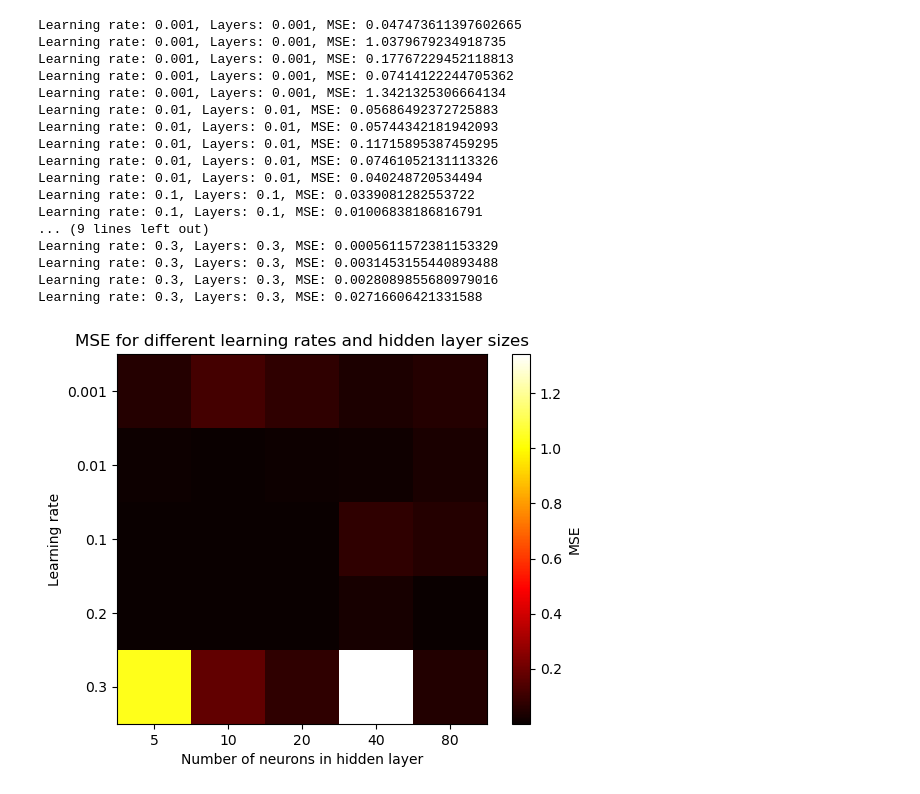
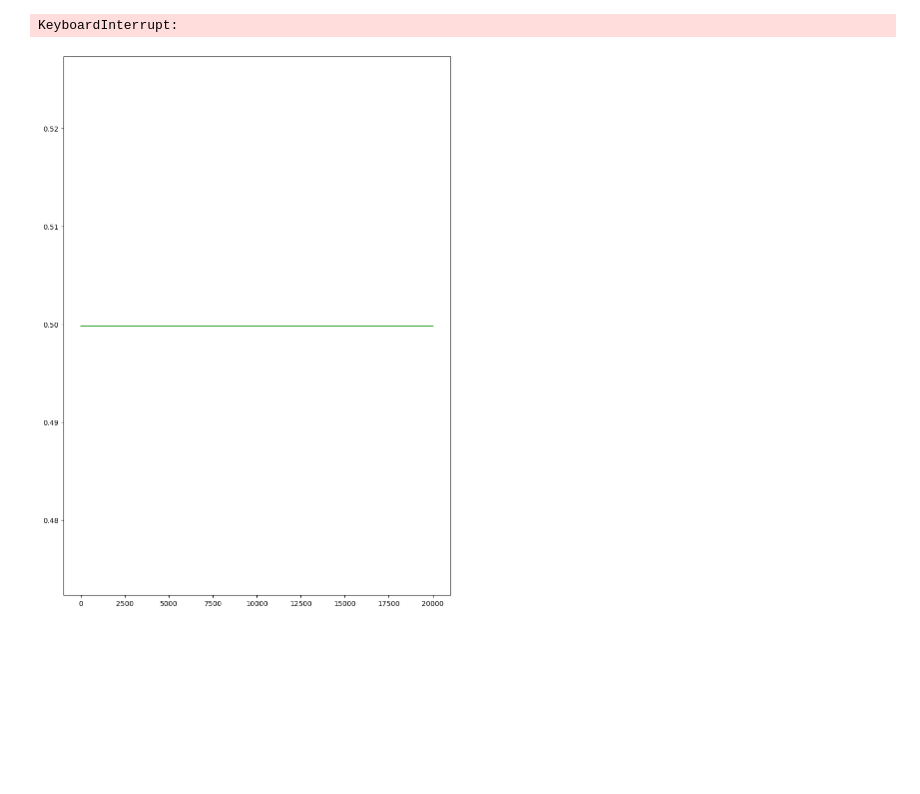
Before and after one commit to kjes4pres/Project_2_FYSSTK, a Jupyter notebook: Code/main/b.ipynb, the cells around one changed output. Drawn from its saved outputs; the diff is of its cells as text; code cells hidden in the pictures; blank space fills up the shorter version.

```diff
--- a/Code/main/b.ipynb
+++ b/Code/main/b.ipynb
@@ -17,40 +17,20 @@ X_train, X_test = X_train.reshape(-1,1), X_test.reshape(-1,1)
 y_train, y_test = y_train.reshape(-1,1), y_test.reshape(-1,1)
 # %%
 learning_rate = [0.001, 0.01, 0.1, 0.2, 0.3]
-layers_analysis = [5, 10, 20, 40, 80]
-mses = np.zeros((len(learning_rate), len(layers_analysis)))
-for i in learning_rate:
-    for j in layers_analysis:
-        reg_nn_gd = NeuralNetwork(1, [j, 1], [sigmoid, identity], [derivate(sigmoid), derivate(identity)], mse, mse_der)
-        reg_nn_gd.train(X_train, y_train, epochs=20000, learning_rate=i)
+node_analysis = [5, 10, 20, 40, 80]
+mses = np.zeros((len(learning_rate), len(node_analysis)))
+fig, ax = plt.subplots(figsize=(10,14))
+for i,h in enumerate(learning_rate):
+    for j,k in enumerate(node_analysis):
+        reg_nn_gd = NeuralNetwork(1, [k, 1], [sigmoid, identity], [derivate(sigmoid), derivate(identity)], mse, mse_der)
+        reg_nn_gd.train(X_train, y_train, epochs=20000, learning_rate=h)
         y_pred_nn_gd = reg_nn_gd._feed_forward(X_test)
         mse_val = reg_nn_gd.cost(y_test, y_pred_nn_gd)
-        mses[learning_rate.index(i)-1, layers_analysis.index(j)-1] = mse_val
-        print(f"Learning rate: {i}, Layers: {i}, MSE: {mse_val}")
-plt.imshow(mses, cmap='hot', interpolation='nearest')
-plt.xticks(ticks=np.arange(len(layers_analysis)), labels=layers_analysis)
-plt.yticks(ticks=np.arange(len(learning_rate)), labels=learning_rate)
-plt.xlabel("Number of neurons in hidden layer")
-plt.ylabel("Learning rate")
-plt.colorbar(label="MSE")
-plt.title("MSE for different learning rates and hidden layer sizes")
+        mses[i, j] = mse_val
+        if k == 5 or k == 80:
+            ax.plot(reg_nn_gd.get_info()['Cost_history'], label=f"LR: {h}, Layers: {k}")
+plt.legend()
 plt.show()
 # %% [output]
-Learning rate: 0.001, Layers: 0.001, MSE: 0.047473611397602665
-Learning rate: 0.001, Layers: 0.001, MSE: 1.0379679234918735
-Learning rate: 0.001, Layers: 0.001, MSE: 0.17767229452118813
-Learning rate: 0.001, Layers: 0.001, MSE: 0.07414122244705362
-Learning rate: 0.001, Layers: 0.001, MSE: 1.3421325306664134
-Learning rate: 0.01, Layers: 0.01, MSE: 0.05686492372725883
-Learning rate: 0.01, Layers: 0.01, MSE: 0.05744342181942093
-Learning rate: 0.01, Layers: 0.01, MSE: 0.11715895387459295
-Learning rate: 0.01, Layers: 0.01, MSE: 0.07461052131113326
-Learning rate: 0.01, Layers: 0.01, MSE: 0.040248720534494
-Learning rate: 0.1, Layers: 0.1, MSE: 0.0339081282553722
-Learning rate: 0.1, Layers: 0.1, MSE: 0.01006838186816791
-... (9 lines left out)
-Learning rate: 0.3, Layers: 0.3, MSE: 0.0005611572381153329
-Learning rate: 0.3, Layers: 0.3, MSE: 0.0031453155440893488
-Learning rate: 0.3, Layers: 0.3, MSE: 0.0028089855680979016
-Learning rate: 0.3, Layers: 0.3, MSE: 0.02716606421331588
+KeyboardInterrupt:
-[figure, old version]
+[figure, new version]
```
Also changed, not shown: parts of 11 cells of this notebook, 1 other file.
